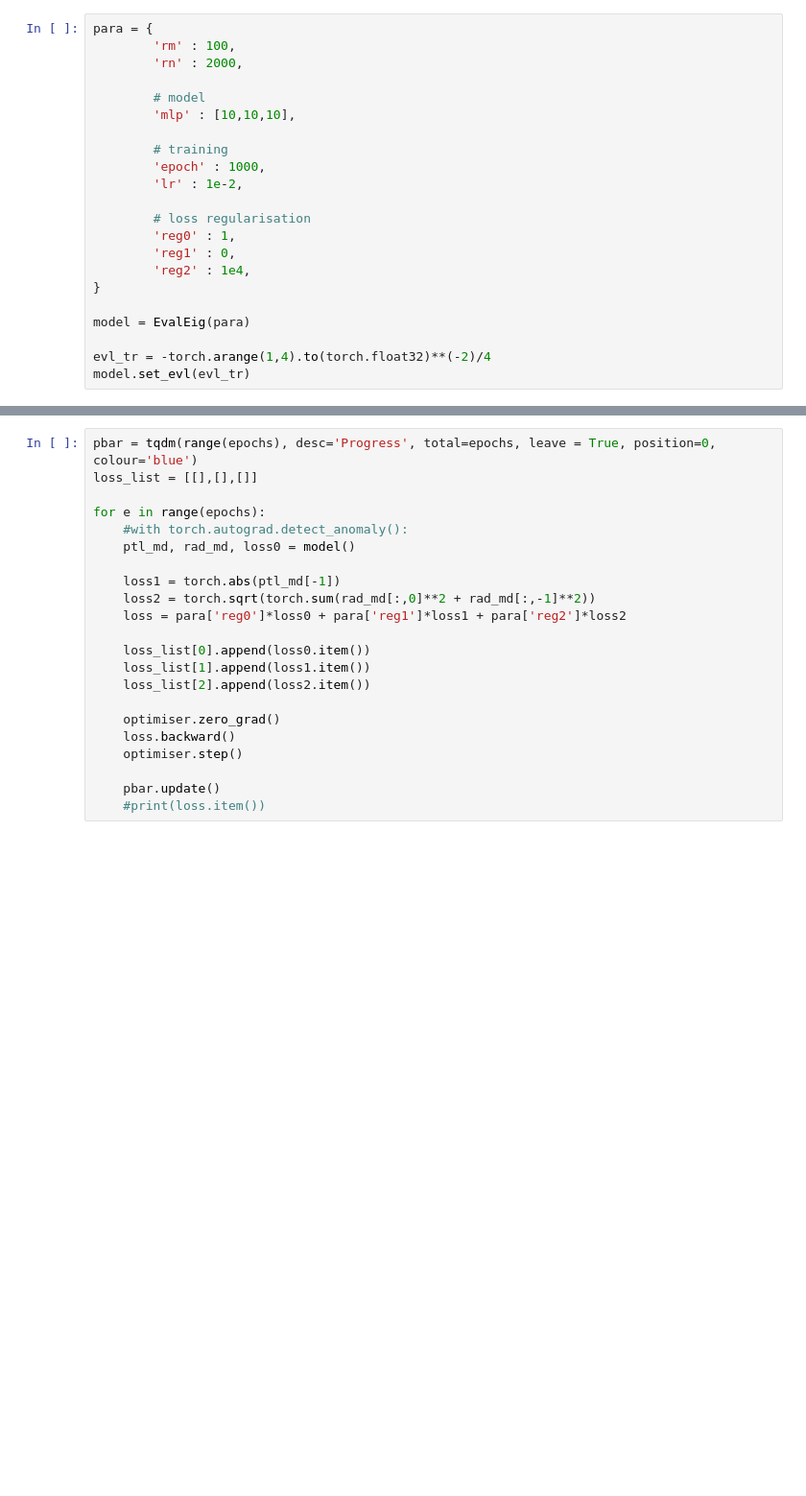
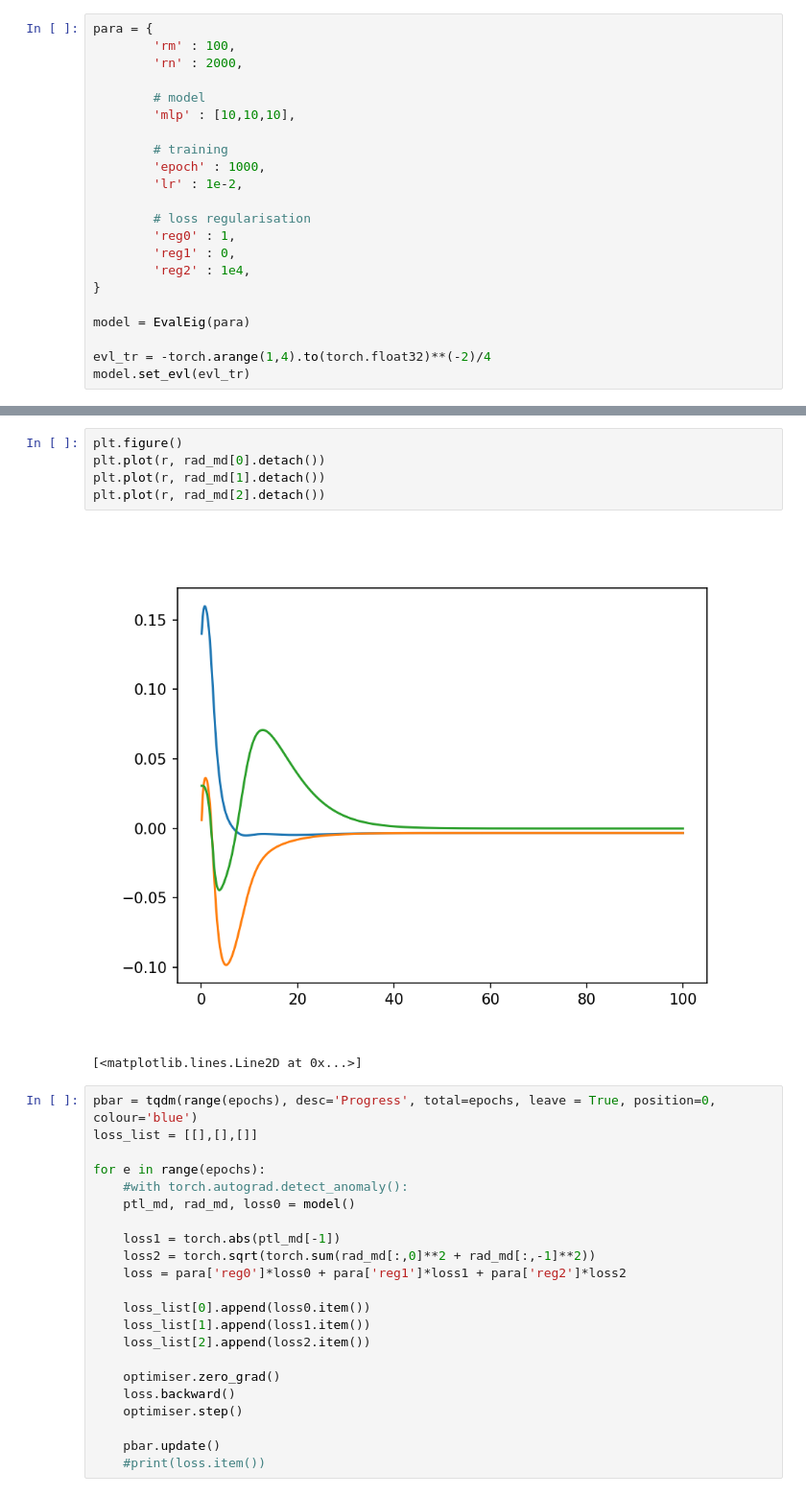
Before and after one commit to powerblo/projects, a Jupyter notebook: 24q2-lab/inveig/spectral.ipynb, the cells around one changed output, grey strips where cells are left out. Shown at 96% size. Drawn from its saved outputs; the diff is of its cells as text; blank space fills up the shorter version.

```diff
--- a/24q2-lab/inveig/spectral.ipynb
+++ b/24q2-lab/inveig/spectral.ipynb
@@ -140,3 +133,11 @@ Error:
+# %%
+plt.figure()
+plt.plot(r, rad_md[0].detach())
+plt.plot(r, rad_md[1].detach())
+plt.plot(r, rad_md[2].detach())
+# %% [output]
+[figure, added]
+[<matplotlib.lines.Line2D at 0x...>]
 # %%
 pbar = tqdm(range(epochs), desc='Progress', total=epochs, leave = True, position=0, colour='blue')
 loss_list = [[],[],[]]
```
Also changed, not shown: parts of 6 cells of this notebook, 6 other files.
